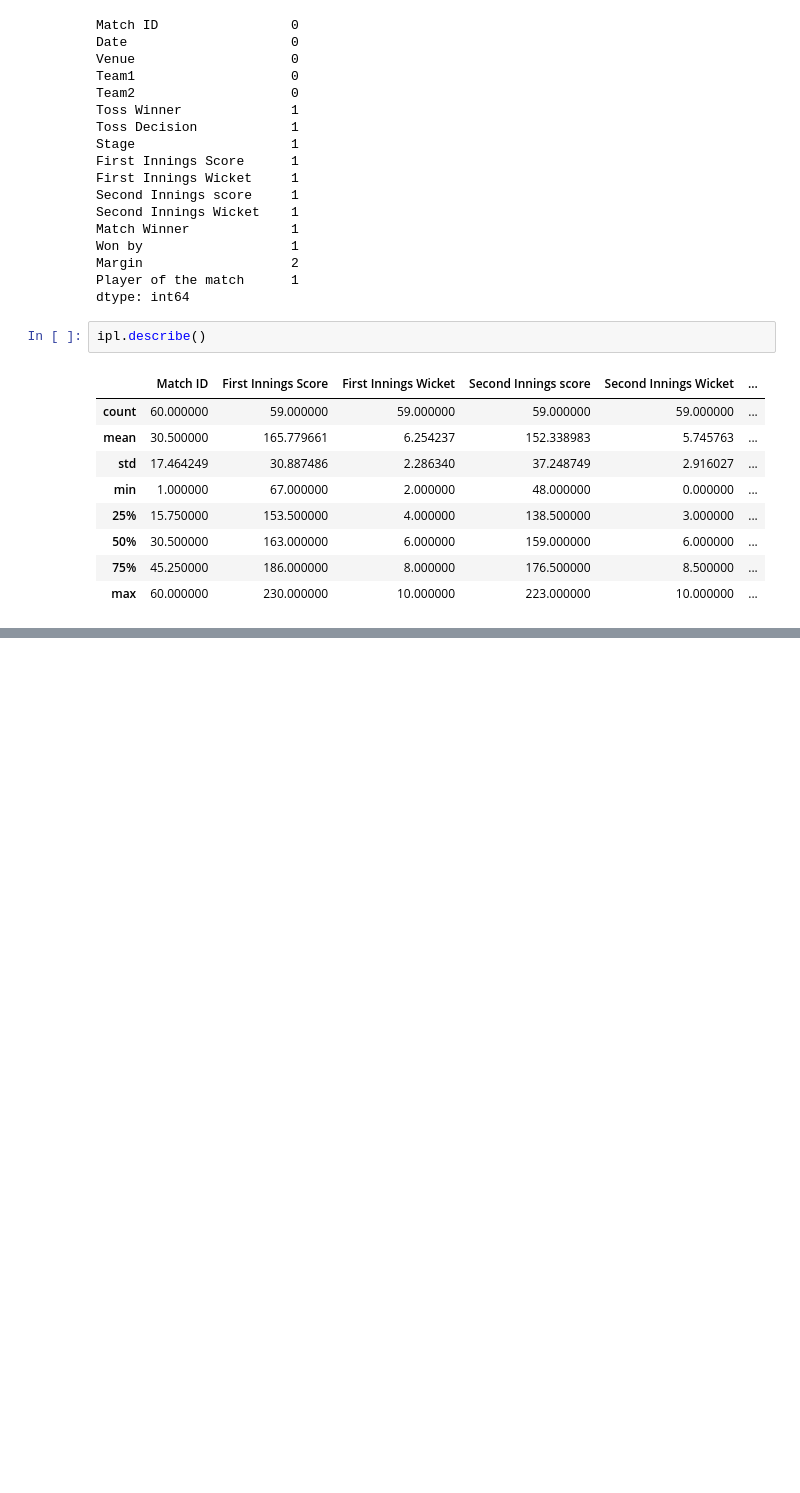
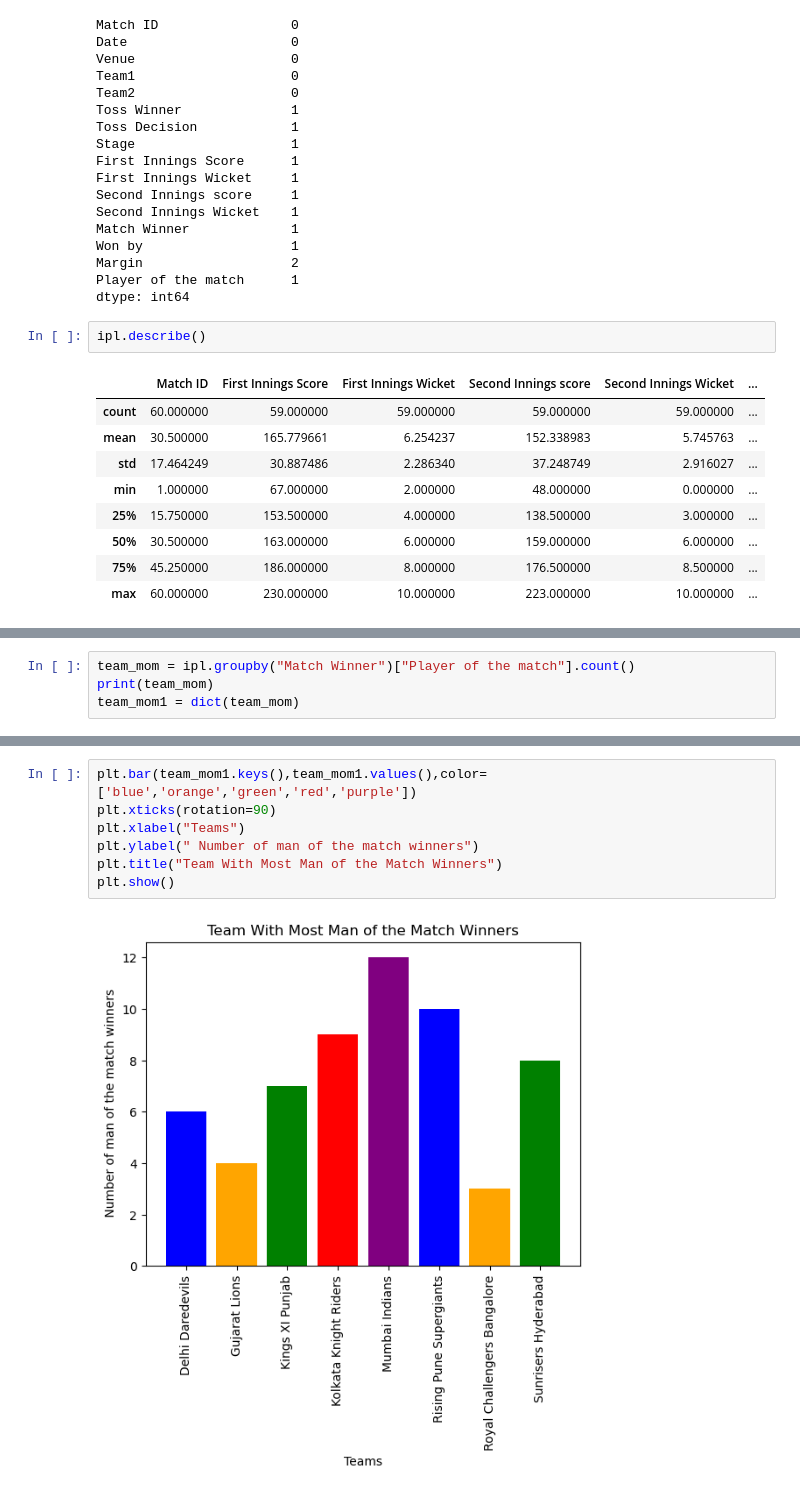
Before and after one commit to rajeshgowda116/Machine-Learning, a Jupyter notebook: projects/IPL Analysis/ipl.ipynb, the cells around one changed output, grey strips where cells are left out. Cells and saved outputs as stored; diff of their text form; blank space fills up the shorter version.

```diff
--- a/projects/IPL Analysis/ipl.ipynb
+++ b/projects/IPL Analysis/ipl.ipynb
@@ -73,0 +133,4 @@ ipl.describe()
+# %%
+team_mom = ipl.groupby("Match Winner")["Player of the match"].count()
+print(team_mom)
+team_mom1 = dict(team_mom)
@@ -73,0 +148,9 @@ ipl.describe()
+# %%
+plt.bar(team_mom1.keys(),team_mom1.values(),color=['blue','orange','green','red','purple'])
+plt.xticks(rotation=90)
+plt.xlabel("Teams")
+plt.ylabel(" Number of man of the match winners")
+plt.title("Team With Most Man of the Match Winners")
+plt.show()
+# %% [output]
+[figure, added]
```
Also changed, not shown: parts of 6 cells of this notebook.
